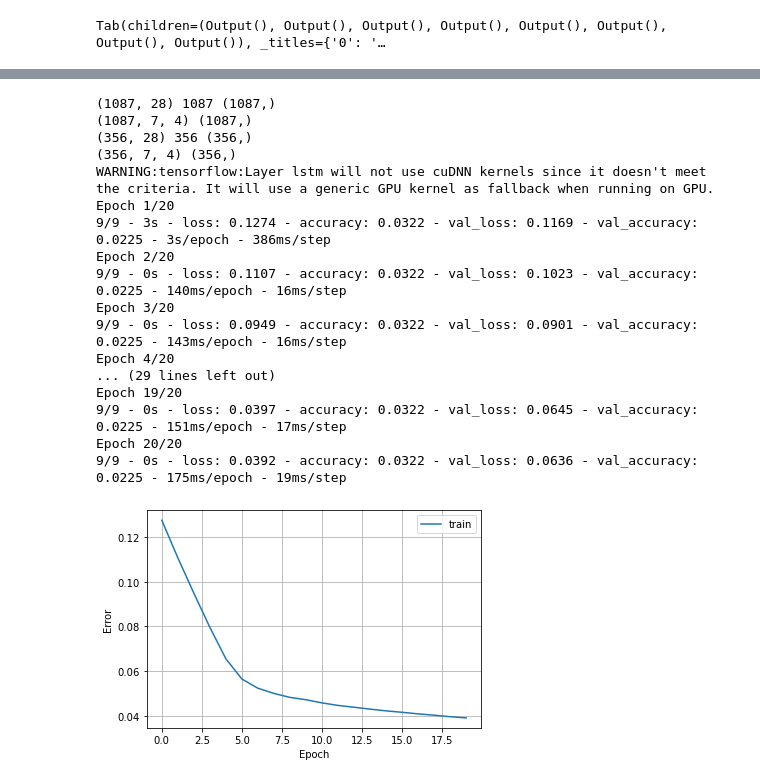
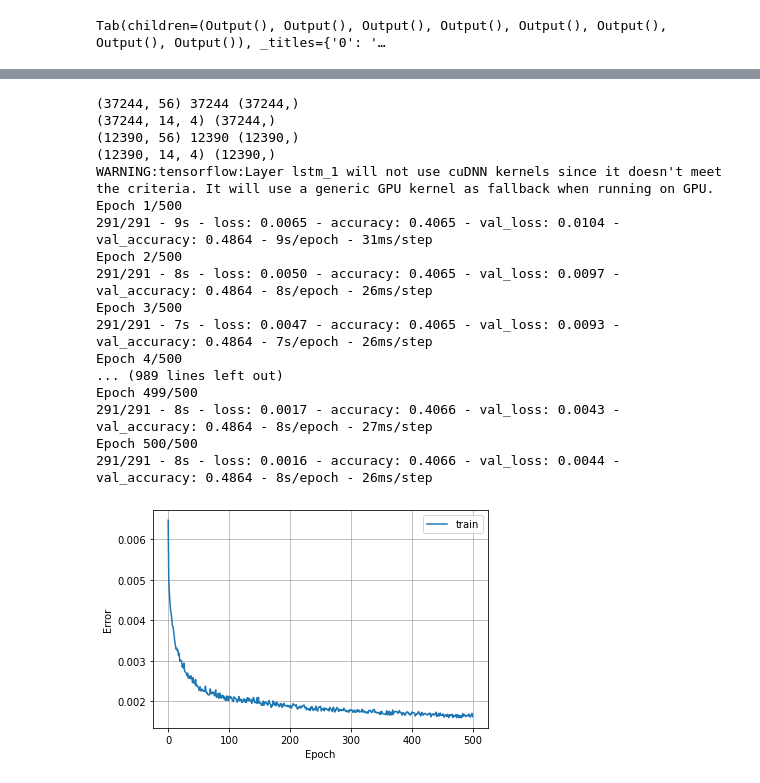
Before and after one commit to D6200763-SUT/SUT_Rice_Project_2021, a Jupyter notebook: Ex4_Multivariate_LSTM_model_Time-series run 1.ipynb, the cells around one changed output, grey strips where cells are left out. Cells and saved outputs as stored; diff of their text form; code cells hidden in the pictures.

```diff
--- a/Ex4_Multivariate_LSTM_model_Time-series run 1.ipynb
+++ b/Ex4_Multivariate_LSTM_model_Time-series run 1.ipynb
@@ -387,8 +387,8 @@ plot_data(frames_train,'test')
 from sklearn.preprocessing import MinMaxScaler
 from sklearn.preprocessing import LabelEncoder
 
-n_day = 7
-n_out = 3
+n_day = 14
+n_out = 7
 
 #train data
 # ensure all data is float
@@ -463,52 +463,52 @@ model = tf.keras.models.Sequential([
 #                   keras.layers.Dense(units=1)
 #             ])
 Optimizer = tf.keras.optimizers.Adam(0.0001)
 model.compile(Optimizer, loss='mae', metrics=['accuracy'])
 # model.summary()
 
 # fit network
-Epochs = 20
+Epochs = 500
 batch_size = 128
 history = model.fit(train_X, train_y,
                     epochs=Epochs,
                     batch_size=batch_size,
                     validation_data=(test_X, test_y),
                     verbose=2,
                     # callbacks=[cp_callback,es_callback],
                     shuffle=False)
 
 # plot history
 from matplotlib import pyplot as plt
 def plot_loss(history):
     plt.figure()
     plt.plot(history.history['loss'], label='train')
     # plt.plot(history.history['val_loss'], label='val')
     plt.xlabel('Epoch')
     plt.ylabel('Error')
     plt.legend()
     plt.grid(True)
 #     plt.show()
 
 plot_loss(history)
 # %% [output]
-(1087, 28) 1087 (1087,)
-(1087, 7, 4) (1087,)
-(356, 28) 356 (356,)
-(356, 7, 4) (356,)
-WARNING:tensorflow:Layer lstm will not use cuDNN kernels since it doesn't meet the criteria. It will use a generic GPU kernel as fallback when running on GPU.
-Epoch 1/20
-9/9 - 3s - loss: 0.1274 - accuracy: 0.0322 - val_loss: 0.1169 - val_accuracy: 0.0225 - 3s/epoch - 386ms/step
-Epoch 2/20
-9/9 - 0s - loss: 0.1107 - accuracy: 0.0322 - val_loss: 0.1023 - val_accuracy: 0.0225 - 140ms/epoch - 16ms/step
-Epoch 3/20
-9/9 - 0s - loss: 0.0949 - accuracy: 0.0322 - val_loss: 0.0901 - val_accuracy: 0.0225 - 143ms/epoch - 16ms/step
-Epoch 4/20
-... (29 lines left out)
-Epoch 19/20
-9/9 - 0s - loss: 0.0397 - accuracy: 0.0322 - val_loss: 0.0645 - val_accuracy: 0.0225 - 151ms/epoch - 17ms/step
-Epoch 20/20
-9/9 - 0s - loss: 0.0392 - accuracy: 0.0322 - val_loss: 0.0636 - val_accuracy: 0.0225 - 175ms/epoch - 19ms/step
+(37244, 56) 37244 (37244,)
+(37244, 14, 4) (37244,)
+(12390, 56) 12390 (12390,)
+(12390, 14, 4) (12390,)
+WARNING:tensorflow:Layer lstm_1 will not use cuDNN kernels since it doesn't meet the criteria. It will use a generic GPU kernel as fallback when running on GPU.
+Epoch 1/500
+291/291 - 9s - loss: 0.0065 - accuracy: 0.4065 - val_loss: 0.0104 - val_accuracy: 0.4864 - 9s/epoch - 31ms/step
+Epoch 2/500
+291/291 - 8s - loss: 0.0050 - accuracy: 0.4065 - val_loss: 0.0097 - val_accuracy: 0.4864 - 8s/epoch - 26ms/step
+Epoch 3/500
+291/291 - 7s - loss: 0.0047 - accuracy: 0.4065 - val_loss: 0.0093 - val_accuracy: 0.4864 - 7s/epoch - 26ms/step
+Epoch 4/500
+... (989 lines left out)
+Epoch 499/500
+291/291 - 8s - loss: 0.0017 - accuracy: 0.4066 - val_loss: 0.0043 - val_accuracy: 0.4864 - 8s/epoch - 27ms/step
+Epoch 500/500
+291/291 - 8s - loss: 0.0016 - accuracy: 0.4066 - val_loss: 0.0044 - val_accuracy: 0.4864 - 8s/epoch - 26ms/step
-[figure, old version]
+[figure, new version]
 # %%
 values_predict = frames_test.values
 n_features = frames_test.shape[1]
```
Also changed, not shown: parts of 3 cells of this notebook, 8 other files.
